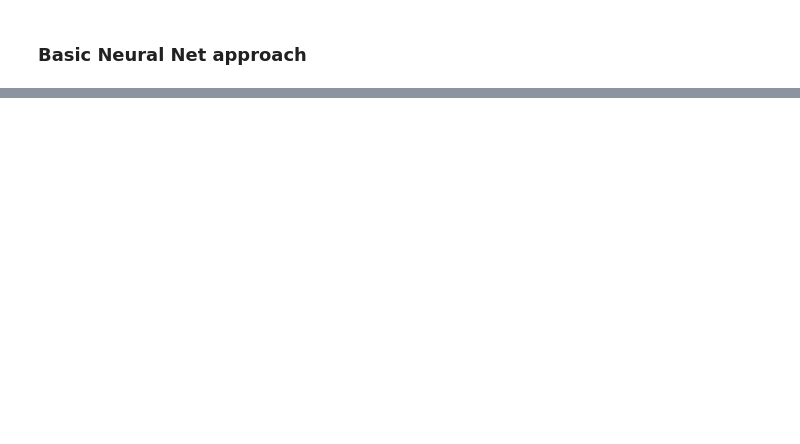
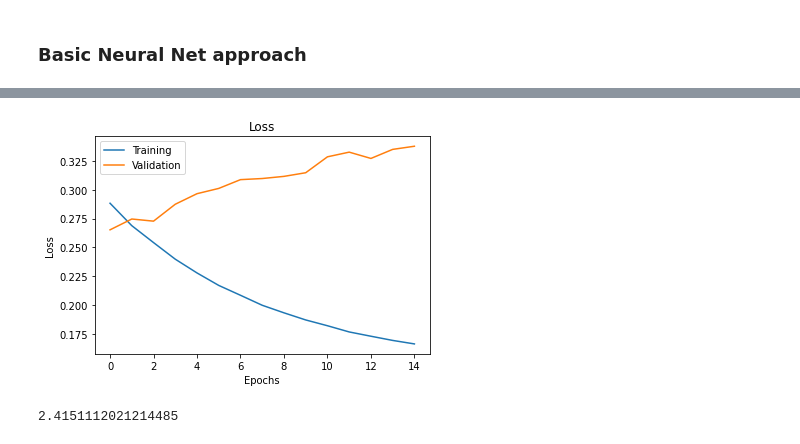
Before and after one commit to suagar10/keras_practice, a Jupyter notebook: rnn_basics.ipynb, the cells around one changed output, grey strips where cells are left out. Cells and saved outputs as stored; diff of their text form; code cells hidden in the pictures; blank space fills up the shorter version.

```diff
--- a/rnn_basics.ipynb
+++ b/rnn_basics.ipynb
@@ -179,0 +201,6 @@ KeyboardInterrupt:
+# %%
+model = Sequential()
+model.add(GRU(32, input_shape=(None, float_data.shape[-1])))
+model.add(Dense(1))
+model.compile(optimizer='rmsprop', loss='mae')
+history = model.fit_generator(train_gen, steps_per_epoch=200000 // 128, epochs=15, validation_data=val_gen, validation_steps=val_steps)
@@ -179,0 +227,20 @@ KeyboardInterrupt:
+# %%
+loss = history.history['loss']
+val_loss = history.history['val_loss']
+
+plt.figure(6)
+plt.plot(loss, label = 'Training')
+plt.plot(val_loss, label = 'Validation')
+plt.title('Loss')
+plt.xlabel('Epochs')
+plt.ylabel('Loss')
+plt.legend()
+
+plt.show()
+# %% [output]
+[figure, added]
+# %%
+celcius_mae = std[1] * val_loss[2]
+celcius_mae
+# %% [output]
+2.4151112021214485
```
Also changed, not shown: parts of 12 cells of this notebook, 2 other files.
